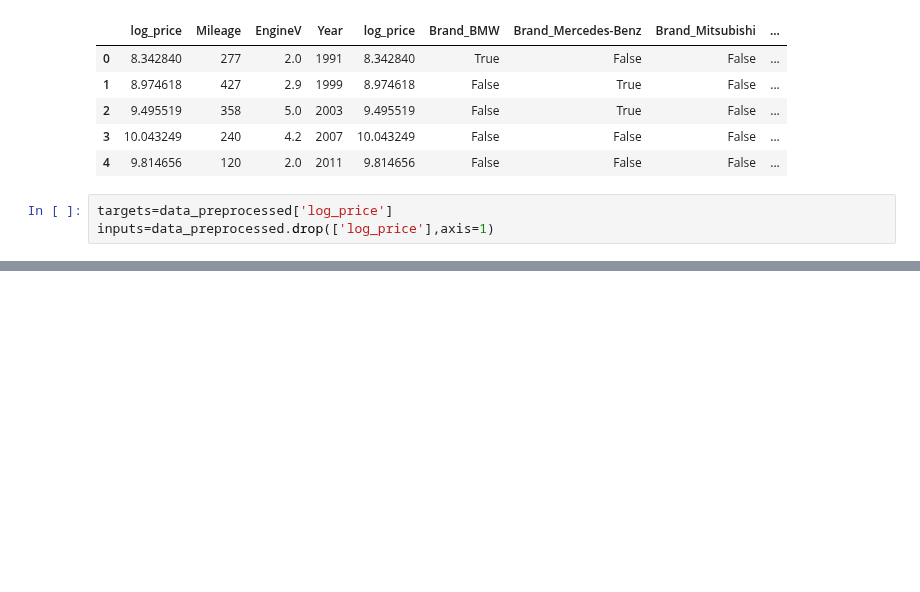
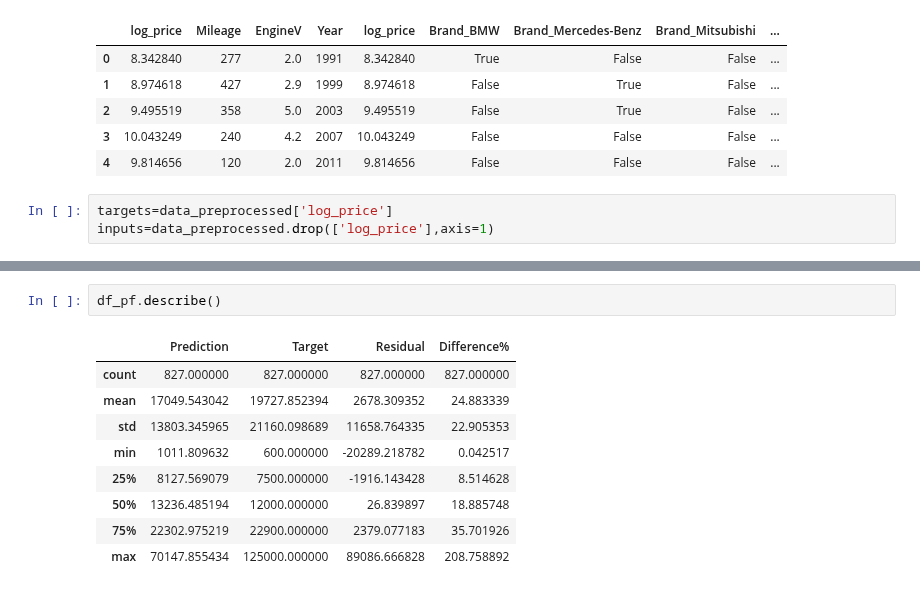
Before and after one commit to Shreetam12345/Linear-Regression, a Jupyter notebook: Linear_Regression.ipynb, the cells around one changed output, grey strips where cells are left out. Drawn from its saved outputs; the diff is of its cells as text; blank space fills up the shorter version.

```diff
--- a/Linear_Regression.ipynb
+++ b/Linear_Regression.ipynb
@@ -324,0 +430,12 @@ array(['BMW', 'Mercedes-Benz', 'Audi', 'Toyota', 'Renault', 'Volkswagen',
+# %%
+df_pf.describe()
+# %% [output]
+|  | Prediction | Target | Residual | Difference% |
+| count | 827.000000 | 827.000000 | 827.000000 | 827.000000 |
+| mean | 17049.543042 | 19727.852394 | 2678.309352 | 24.883339 |
+| std | 13803.345965 | 21160.098689 | 11658.764335 | 22.905353 |
+| min | 1011.809632 | 600.000000 | -20289.218782 | 0.042517 |
+| 25% | 8127.569079 | 7500.000000 | -1916.143428 | 8.514628 |
+| 50% | 13236.485194 | 12000.000000 | 26.839897 | 18.885748 |
+| 75% | 22302.975219 | 22900.000000 | 2379.077183 | 35.701926 |
+| max | 70147.855434 | 125000.000000 | 89086.666828 | 208.758892 |
```
Also changed, not shown: parts of 44 cells of this notebook.
